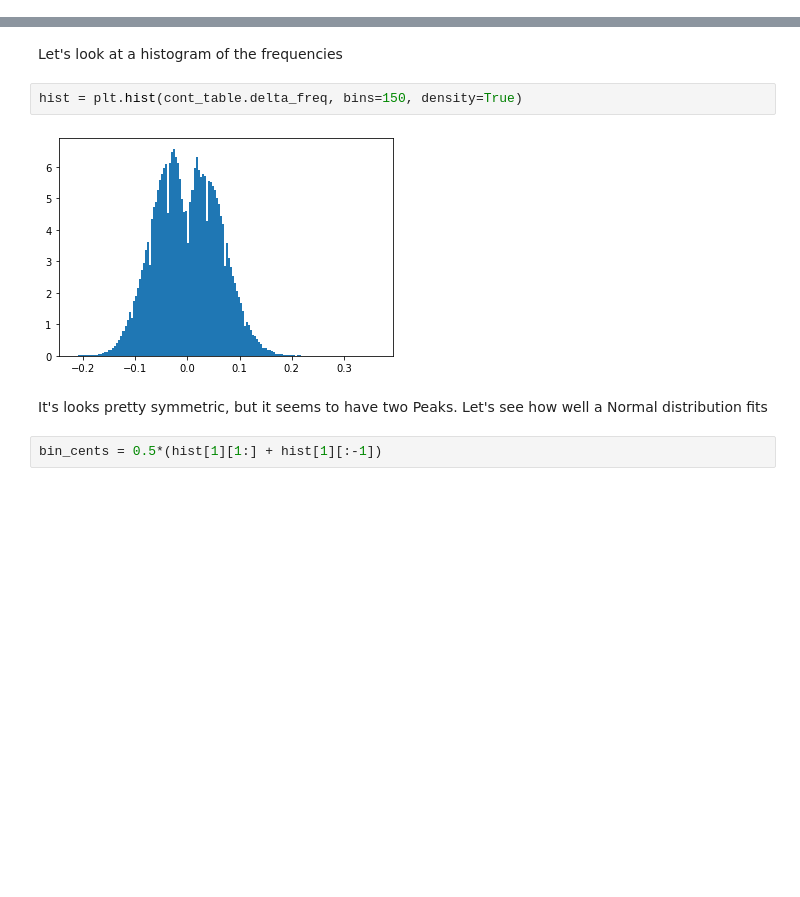
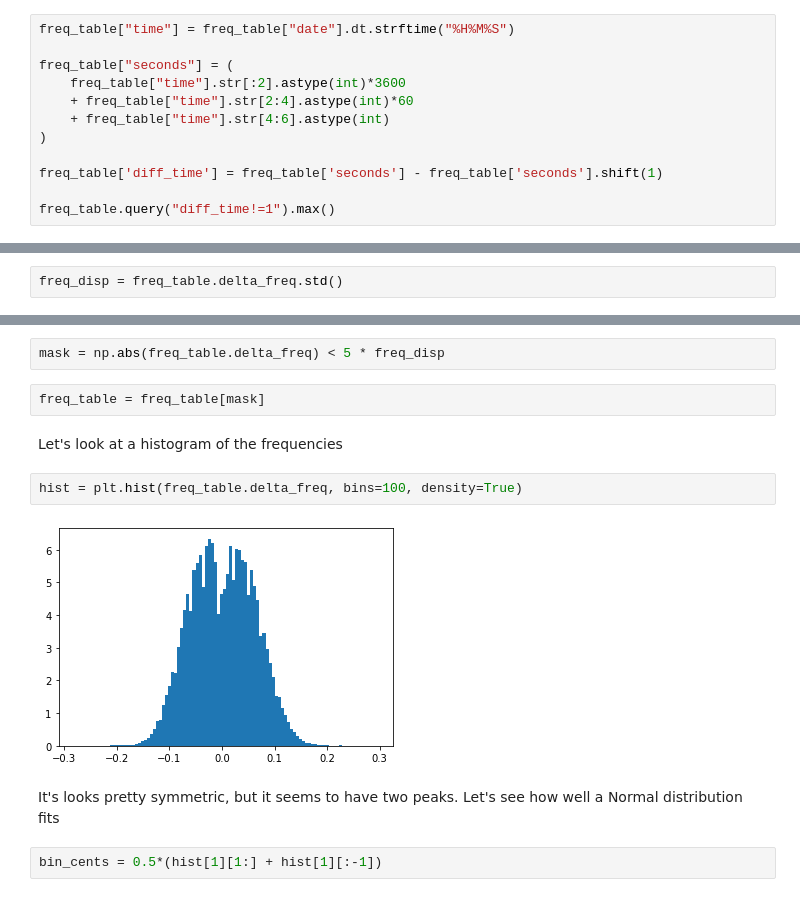
Before and after one commit to LeeWhittaker369/dynamic_containment, a Jupyter notebook: jupyter/modelling_the_data.ipynb, the cells around one changed output, grey strips where cells are left out. Cells and saved outputs as stored; diff of their text form; blank space fills up the shorter version.

```diff
--- a/jupyter/modelling_the_data.ipynb
+++ b/jupyter/modelling_the_data.ipynb
@@ -70,0 +85,12 @@ cont_table.head()
+# %%
+freq_table["time"] = freq_table["date"].dt.strftime("%H%M%S")
+
+freq_table["seconds"] = (
+    freq_table["time"].str[:2].astype(int)*3600
+    + freq_table["time"].str[2:4].astype(int)*60
+    + freq_table["time"].str[4:6].astype(int)
+)
+
+freq_table['diff_time'] = freq_table['seconds'] - freq_table['seconds'].shift(1)
+
+freq_table.query("diff_time!=1").max()
@@ -70,0 +110,2 @@ cont_table.head()
+# %%
+freq_disp = freq_table.delta_freq.std()
@@ -71,11 +124,15 @@ cont_table.head()
+# %%
+mask = np.abs(freq_table.delta_freq) < 5 * freq_disp
+# %%
+freq_table = freq_table[mask]
 # %% [markdown]
 Let's look at a histogram of the frequencies
 # %%
-hist = plt.hist(cont_table.delta_freq, bins=150, density=True)
+hist = plt.hist(freq_table.delta_freq, bins=100, density=True)
 # %% [output]
-[figure, old version]
+[figure, new version]
 # %% [markdown]
-It's looks pretty symmetric, but it seems to have two Peaks. Let's see how well a Normal distribution fits
+It's looks pretty symmetric, but it seems to have two peaks. Let's see how well a Normal distribution fits
 # %%
 bin_cents = 0.5*(hist[1][1:] + hist[1][:-1])
 # %%
```
Also changed, not shown: parts of 90 cells of this notebook, 2 other files.
